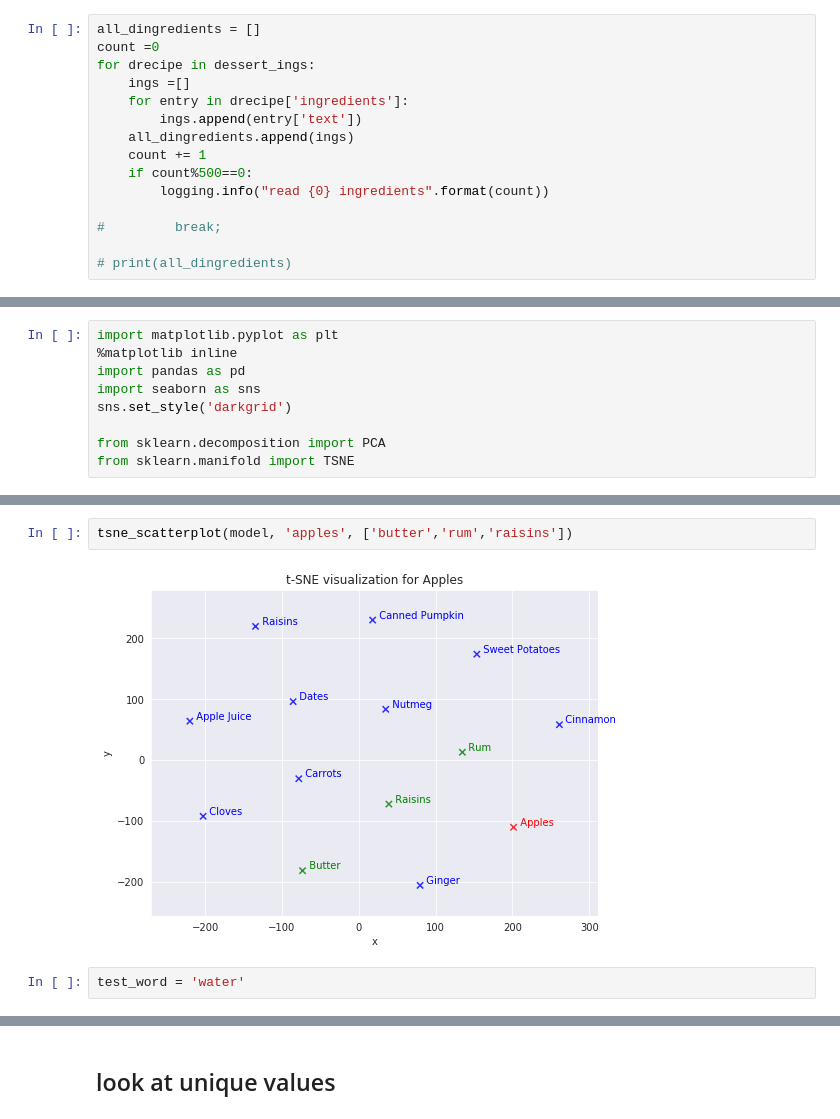
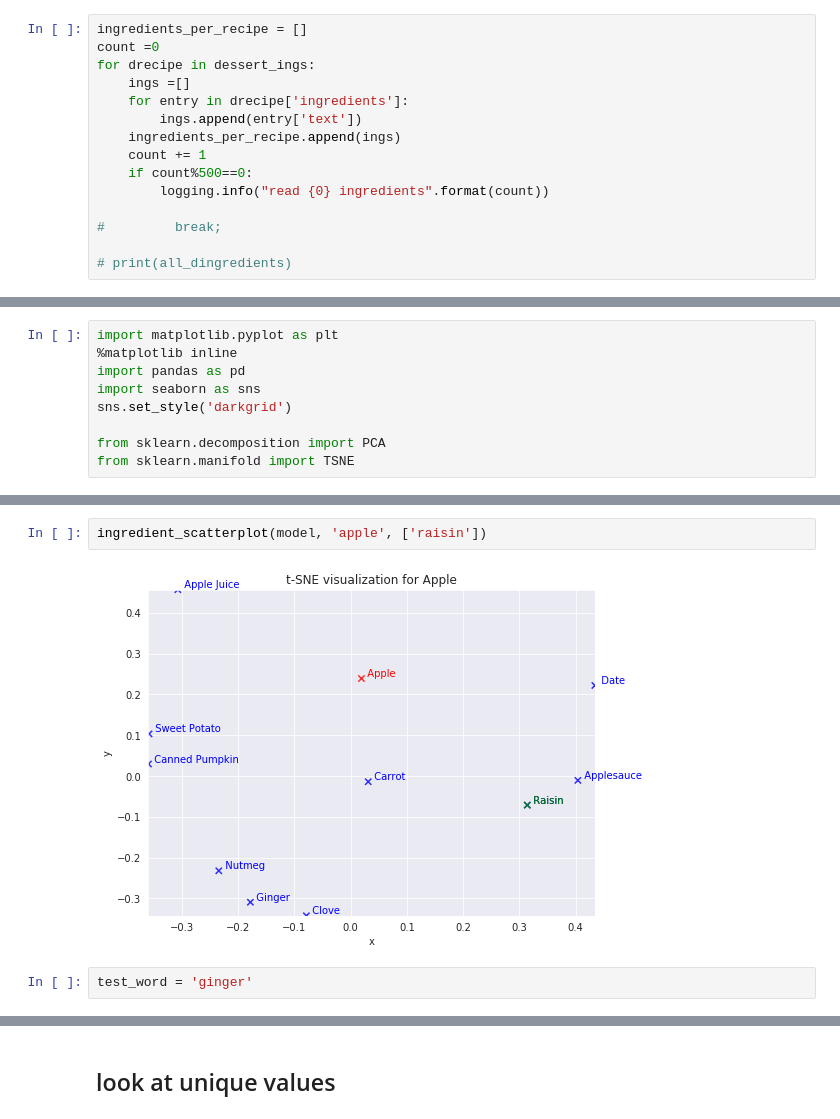
Before and after one commit to angelmanzur/Room_for_dessert, a Jupyter notebook: source/Dessert_Inspection.ipynb, the cells around one changed output, grey strips where cells are left out. Saved outputs shown, nothing was run; the diff lists cells and outputs as text.

```diff
--- a/source/Dessert_Inspection.ipynb
+++ b/source/Dessert_Inspection.ipynb
@@ -168,13 +167,13 @@ len(dessert_ings),len(dessert_ings[item]['ingredients'])
 ## Lets create a list of ingredients
 And we will us it as an input to word2Vec
 # %%
-all_dingredients = []
+ingredients_per_recipe = []
 count =0
 for drecipe in dessert_ings:
     ings =[]
     for entry in drecipe['ingredients']:
         ings.append(entry['text'])
-    all_dingredients.append(ings)
+    ingredients_per_recipe.append(ings)
     count += 1
     if count%500==0:
         logging.info("read {0} ingredients".format(count))
@@ -353,9 +359,9 @@ def tsne_scatterplot(model, word, list_names):
 
     plt.title('t-SNE visualization for {}'.format(word.title()))
-# %%
-tsne_scatterplot(model, 'apples', ['butter','rum','raisins'])
-# %% [output]
-[figure, removed]
+# %%
+ingredient_scatterplot(model, 'apple', ['raisin'])
+# %% [output]
+[figure, added]
 # %%
-test_word = 'water'
+test_word = 'ginger'
 # %%
```
Also changed, not shown: parts of 29 cells of this notebook, 1 other file.
